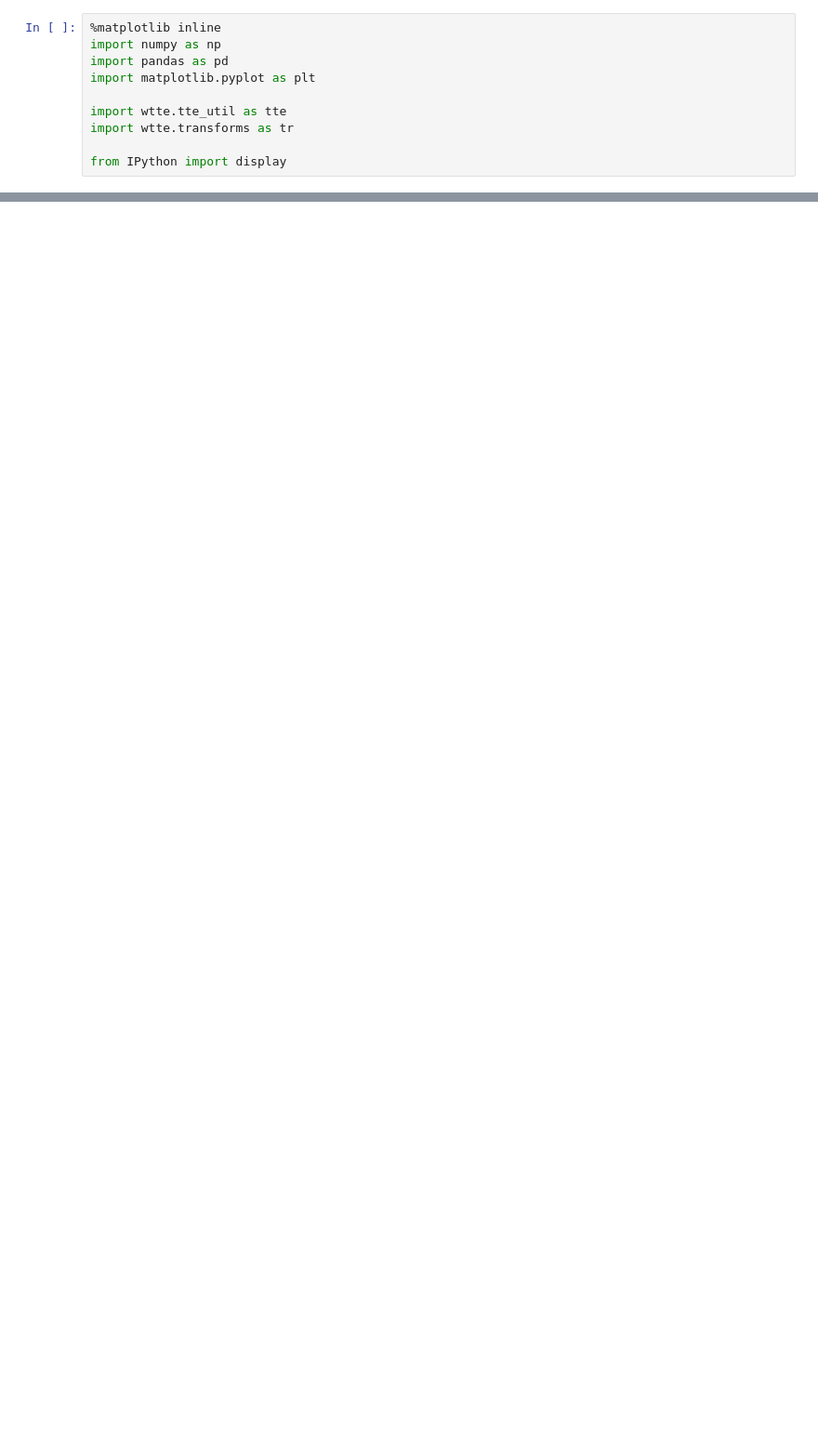
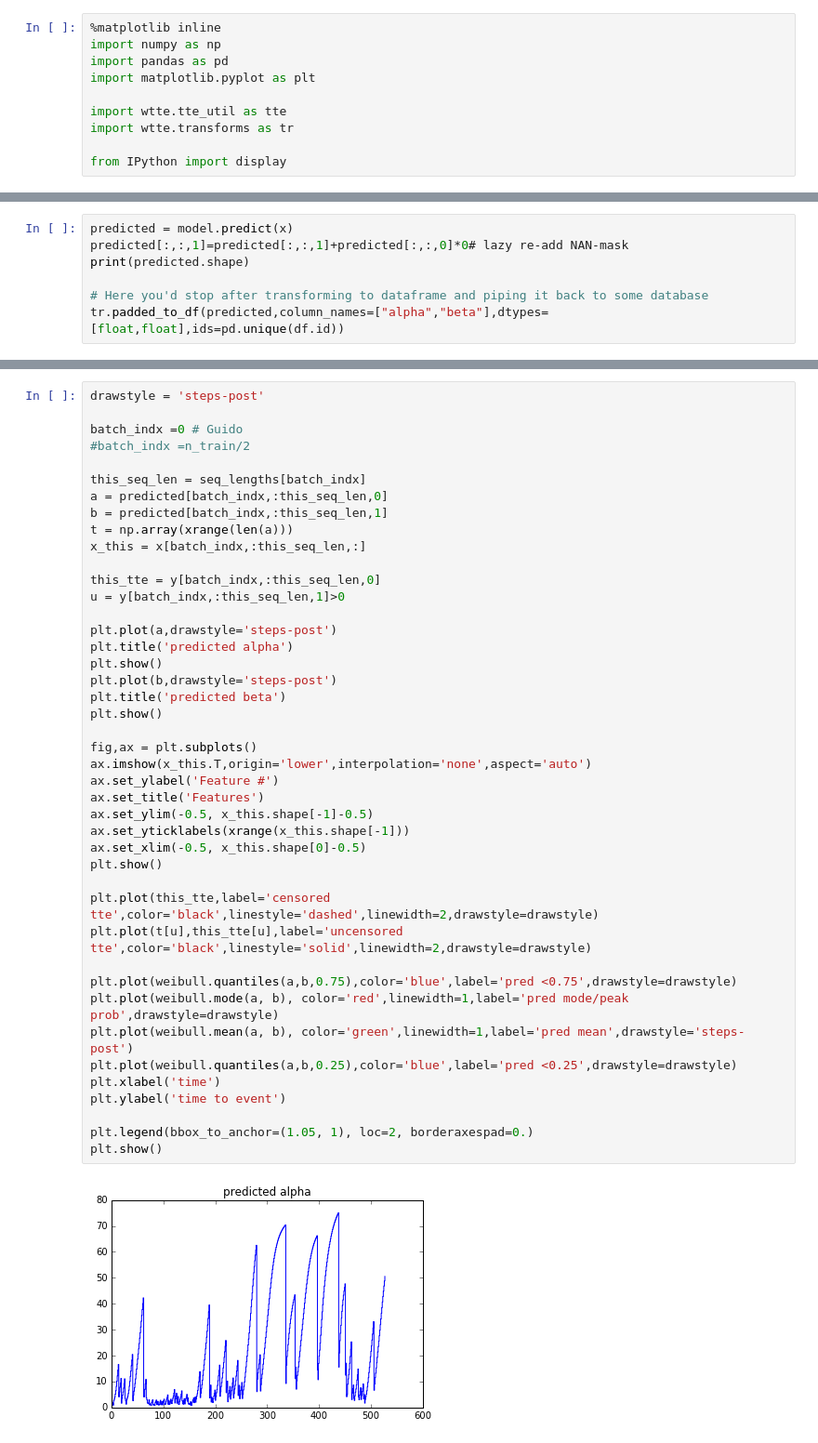
Before and after one commit to ragulpr/wtte-rnn, a Jupyter notebook: python/examples/data_pipeline/data_pipeline.ipynb, the cells around one changed output, grey strips where cells are left out. Shown at 93% size. Cells and saved outputs as stored; diff of their text form; blank space fills up the shorter version.

```diff
--- a/python/examples/data_pipeline/data_pipeline.ipynb
+++ b/python/examples/data_pipeline/data_pipeline.ipynb
@@ -390,0 +643,7 @@ print y_test.shape,y_test.dtype
+# %%
+predicted = model.predict(x)
+predicted[:,:,1]=predicted[:,:,1]+predicted[:,:,0]*0# lazy re-add NAN-mask
+print(predicted.shape)
+
+# Here you'd stop after transforming to dataframe and piping it back to some database
+tr.padded_to_df(predicted,column_names=["alpha","beta"],dtypes=[float,float],ids=pd.unique(df.id))
@@ -390,0 +668,45 @@ print y_test.shape,y_test.dtype
+# %%
+drawstyle = 'steps-post'
+
+batch_indx =0 # Guido
+#batch_indx =n_train/2
+
+this_seq_len = seq_lengths[batch_indx]
+a = predicted[batch_indx,:this_seq_len,0]
+b = predicted[batch_indx,:this_seq_len,1]
+t = np.array(xrange(len(a)))
+x_this = x[batch_indx,:this_seq_len,:]
+
+this_tte = y[batch_indx,:this_seq_len,0]
+u = y[batch_indx,:this_seq_len,1]>0
+
+plt.plot(a,drawstyle='steps-post')
+plt.title('predicted alpha')
+plt.show()
+plt.plot(b,drawstyle='steps-post')
+plt.title('predicted beta')
+plt.show()
+
+fig,ax = plt.subplots()
+ax.imshow(x_this.T,origin='lower',interpolation='none',aspect='auto')
+ax.set_ylabel('Feature #')
+ax.set_title('Features')
+ax.set_ylim(-0.5, x_this.shape[-1]-0.5)
+ax.set_yticklabels(xrange(x_this.shape[-1]))
+ax.set_xlim(-0.5, x_this.shape[0]-0.5)
+plt.show()
+
+plt.plot(this_tte,label='censored tte',color='black',linestyle='dashed',linewidth=2,drawstyle=drawstyle)
+plt.plot(t[u],this_tte[u],label='uncensored tte',color='black',linestyle='solid',linewidth=2,drawstyle=drawstyle)
+
+plt.plot(weibull.quantiles(a,b,0.75),color='blue',label='pred <0.75',drawstyle=drawstyle)
+plt.plot(weibull.mode(a, b), color='red',linewidth=1,label='pred mode/peak prob',drawstyle=drawstyle)
+plt.plot(weibull.mean(a, b), color='green',linewidth=1,label='pred mean',drawstyle='steps-post')
+plt.plot(weibull.quantiles(a,b,0.25),color='blue',label='pred <0.25',drawstyle=drawstyle)
+plt.xlabel('time')
+plt.ylabel('time to event')
+
+plt.legend(bbox_to_anchor=(1.05, 1), loc=2, borderaxespad=0.)
+plt.show()
+# %% [output]
+[figure, added]
```
Also changed, not shown: parts of 30 cells of this notebook.
